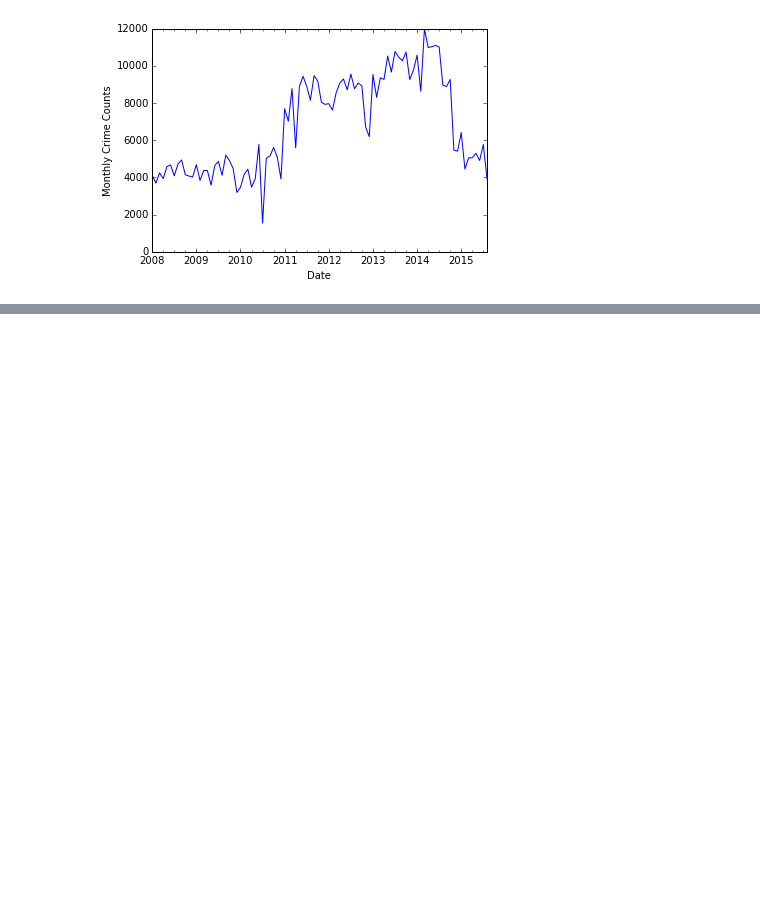
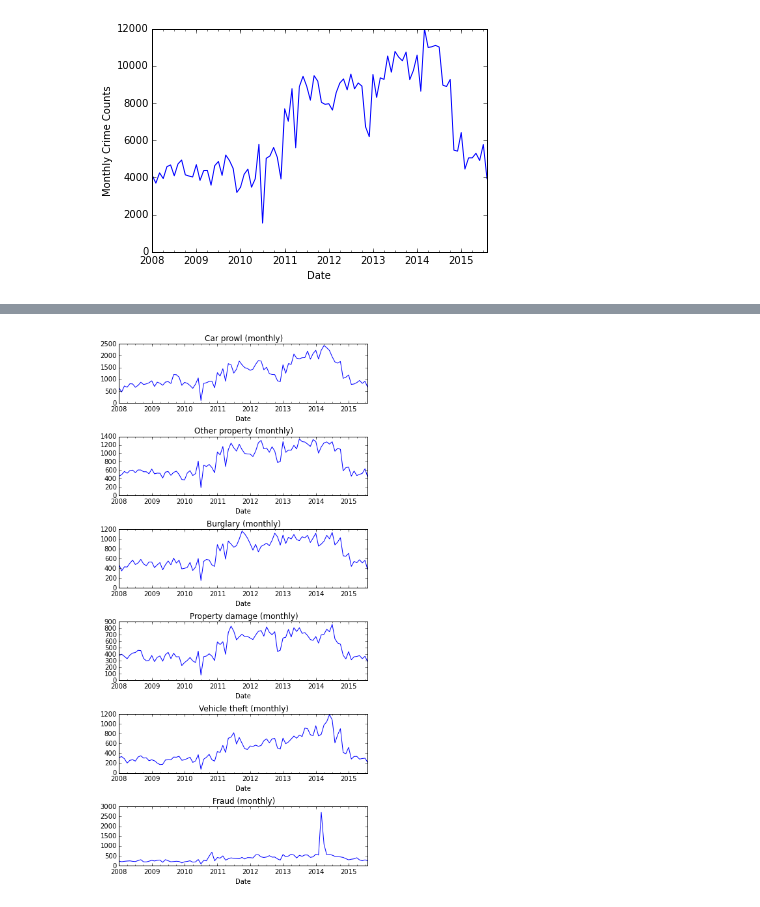
Before and after one commit to RaySSharma/crime-activity-seattle, a Jupyter notebook: CrimeActivitySeattle.ipynb, the cells around one changed output, grey strips where cells are left out. Saved outputs shown, nothing was run; the diff lists cells and outputs as text; code cells hidden in the pictures; blank space fills up the shorter version.

```diff
--- a/CrimeActivitySeattle.ipynb
+++ b/CrimeActivitySeattle.ipynb
@@ -108,0 +126,13 @@ cases = cases['2008-01-01':]
+# %%
+fig, axes = plt.subplots(nrows=6, ncols=1, figsize=(6,12))
+
+descriptions = crimes['Summarized Offense Description'].str.capitalize()
+offenses = [descriptions.value_counts().index[i] for i in range(6)]
+
+for i in range(6):
+    descriptions[descriptions == offenses[i]].index.value_counts().resample('M', how='sum').plot(ax=axes[i])
+    axes[i].set_title(str(offenses[i]) + ' (monthly)')
+    axes[i].set_xlabel('Date')
+fig.tight_layout()
+# %% [output]
+[figure, added]
```
Also changed, not shown: parts of 7 cells of this notebook.
